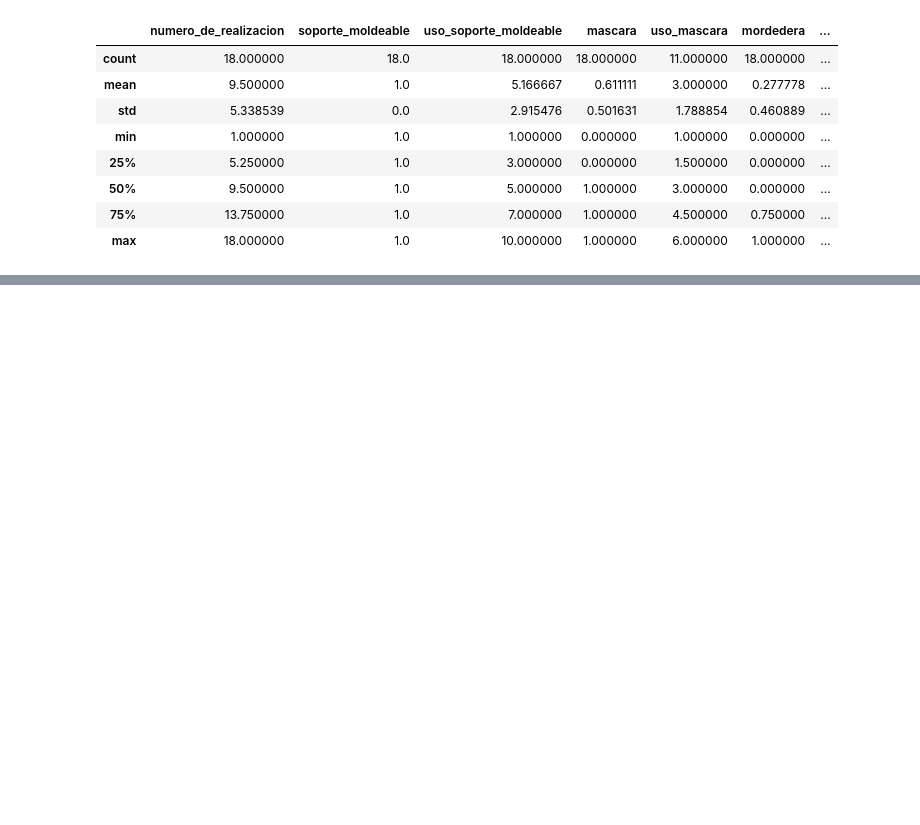
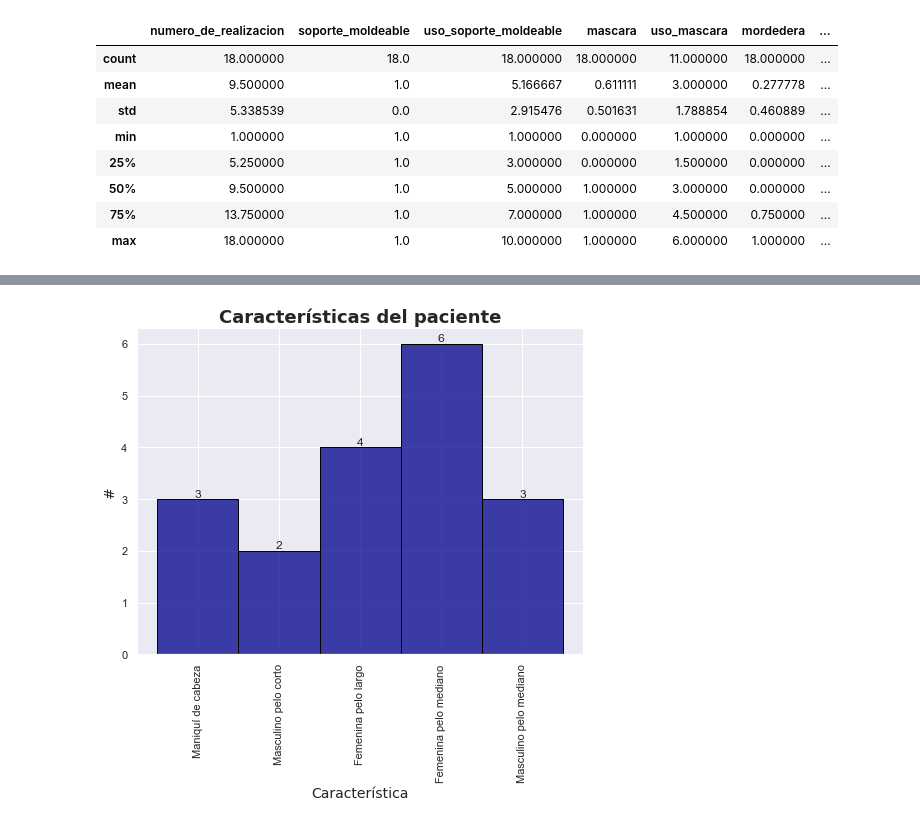
Before and after one commit to ChristopherLR12/Radioterapia_SS, a Jupyter notebook: Accesorios/reporte_acc.ipynb, the cells around one changed output, grey strips where cells are left out. Cells and saved outputs as stored; diff of their text form; code cells hidden in the pictures; blank space fills up the shorter version.

```diff
--- a/Accesorios/reporte_acc.ipynb
+++ b/Accesorios/reporte_acc.ipynb
@@ -19,0 +35,16 @@ data.describe()
+# %%
+#Caracteristicas paciente
+sns.set(rc={'figure.figsize':(8,6)})
+ax = sns.histplot(data["caracteristicas_paciente"], color = "darkblue", edgecolor = "black", alpha = 0.75)
+
+for i in ax.containers:
+    ax.bar_label(i,)
+
+plt.title("Características del paciente",size=18,fontname="DejaVu Sans",fontweight="bold")
+plt.xlabel("Característica",size=14,fontname="DejaVu Sans")
+plt.ylabel("#",size=14,fontname="DejaVu Sans")
+plt.xticks(rotation='vertical')
+plt.show()
+#plt.savefig("carac_paciente.svg",bbox_inches="tight")
+# %% [output]
+[figure, added]
```
Also changed, not shown: parts of 1 cell of this notebook, 5 other files.
